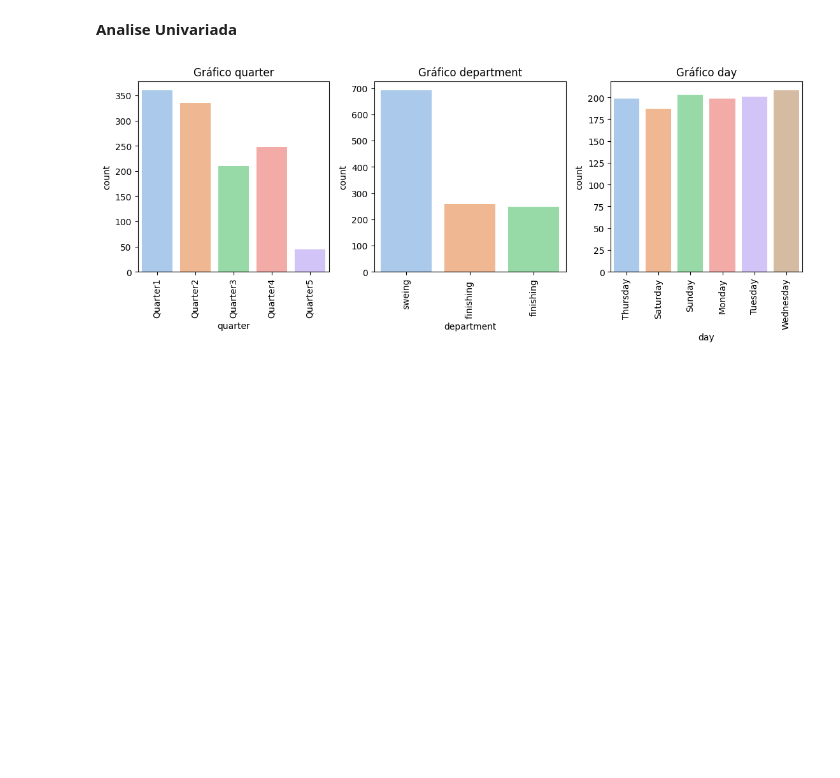
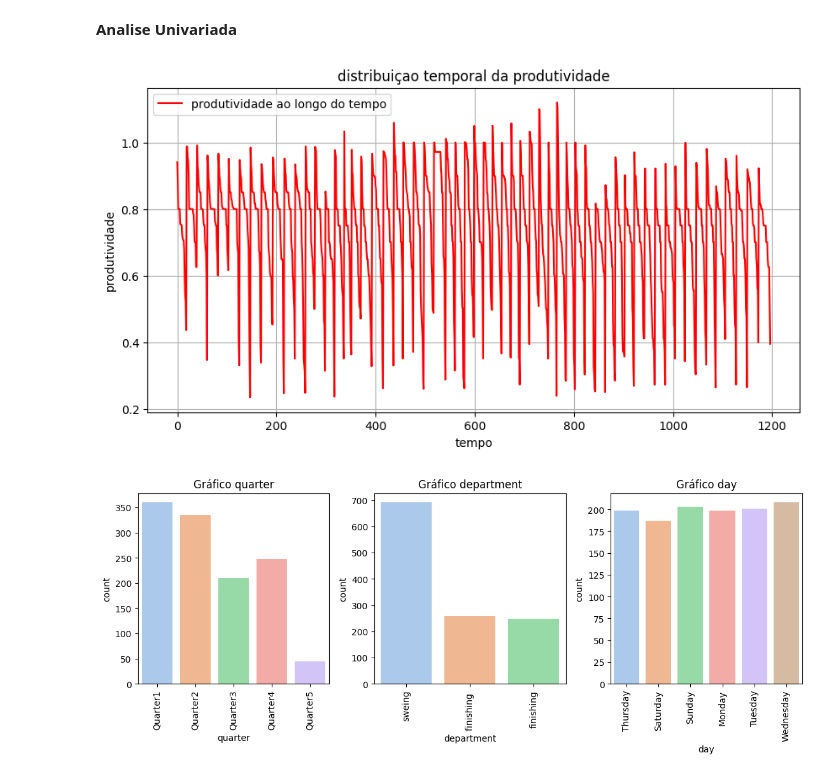
Before and after one commit to WesleySouza13/PRODUCTIVITY-PREDICTION-, a Jupyter notebook: PRODUCTIVITY-PREDICTION- .ipynb, the cells around one changed output. Cells and saved outputs as stored; diff of their text form; code cells hidden in the pictures; blank space fills up the shorter version.

```diff
--- a/PRODUCTIVITY-PREDICTION- .ipynb
+++ b/PRODUCTIVITY-PREDICTION- .ipynb
@@ -121,6 +121,17 @@ df['date'] = pd.to_datetime(df['date'])
 **EDA**
 # %% [markdown]
 **Analise Univariada**
+# %%
+#distribuiçao temporal da produtividade
+plt.figure(figsize=(10,5))
+plt.title('distribuiçao temporal da produtividade')
+sns.lineplot(df['actual_productivity'], color='red', label='produtividade ao longo do tempo')
+plt.xlabel('tempo')
+plt.ylabel('produtividade')
+plt.grid()
+plt.show()
+# %% [output]
+[figure, added]
 # %%
 #separaçao dados numericos e dados categoricos
 num_col = df.select_dtypes(exclude=['object', 'datetime64[ns]'])
```
Also changed, not shown: parts of 54 cells of this notebook.
